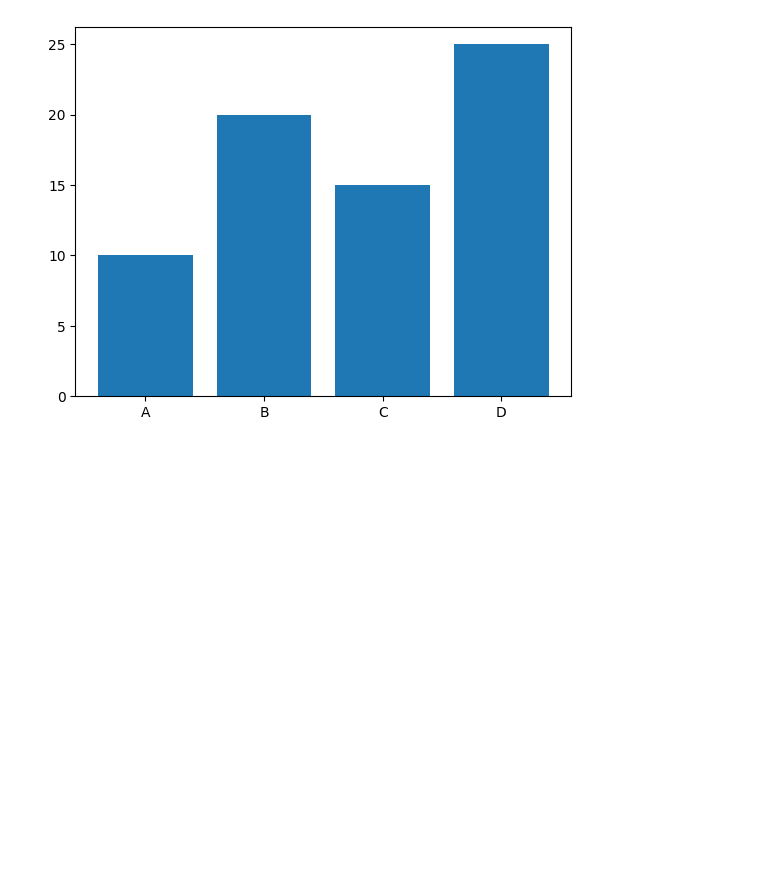
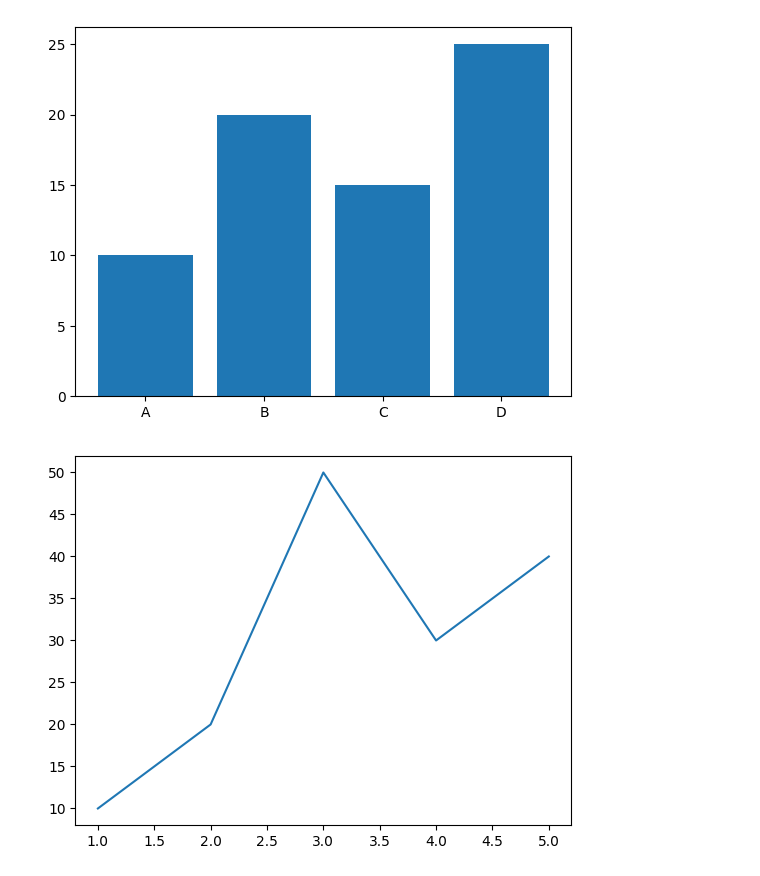
Before and after one commit to dinohand/python_ex, a Jupyter notebook: document/C03.Matplotlib/01.matplotlib_bar.ipynb, the cells around one changed output. Cells and saved outputs as stored; diff of their text form; code cells hidden in the pictures; blank space fills up the shorter version.

```diff
--- a/document/C03.Matplotlib/01.matplotlib_bar.ipynb
+++ b/document/C03.Matplotlib/01.matplotlib_bar.ipynb
@@ -22,3 +22,13 @@ plt.show()
 # %%
 # %% [output]
 [figure]
+# %%
+import matplotlib.pyplot as plt
+
+data_dict = {'X축 데이터': [1, 2, 3, 4, 5],
+             'Y축 데이터': [10, 20, 50,30, 40]}
+
+plt.plot('X축 데이터', 'Y축 데이터', data=data_dict)
+plt.show()
+# %% [output]
+[figure, added]
```
Also changed, not shown: 1 other file.
